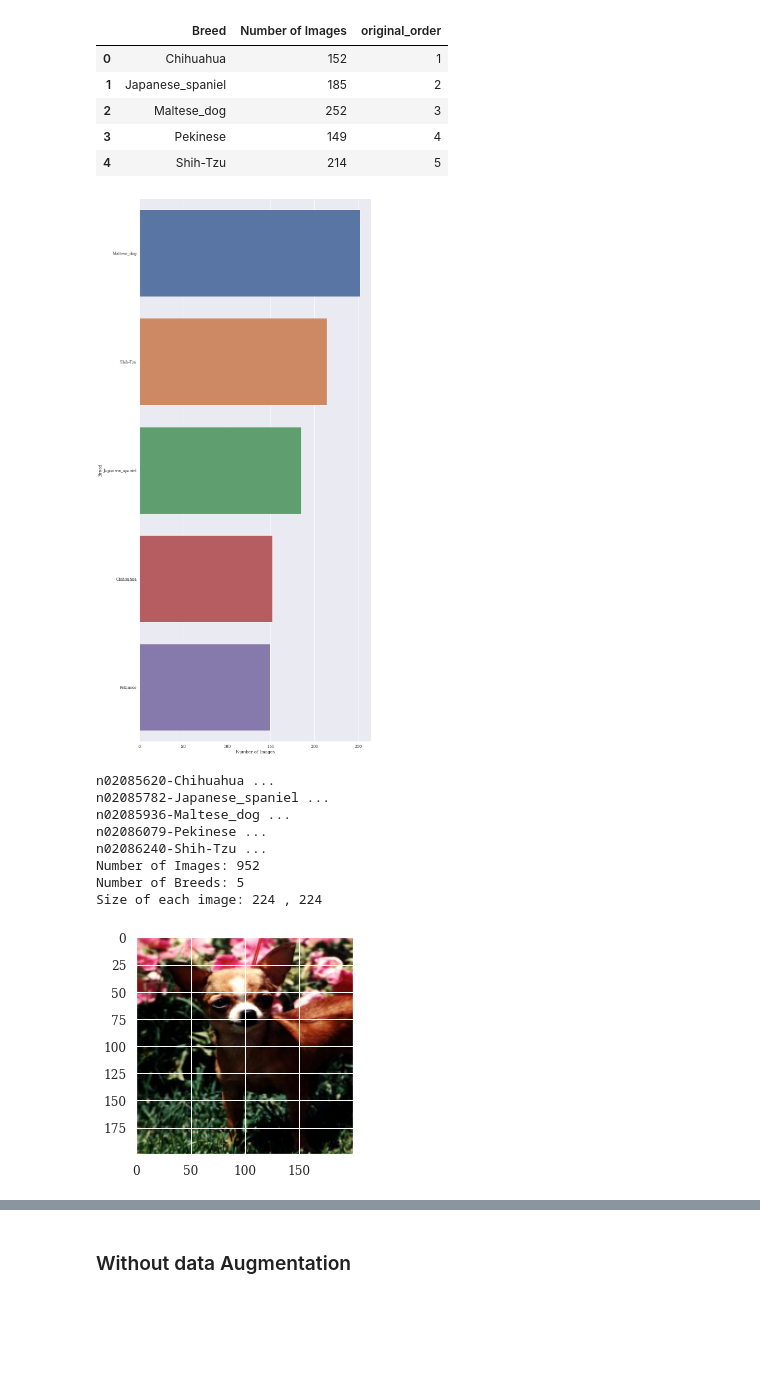
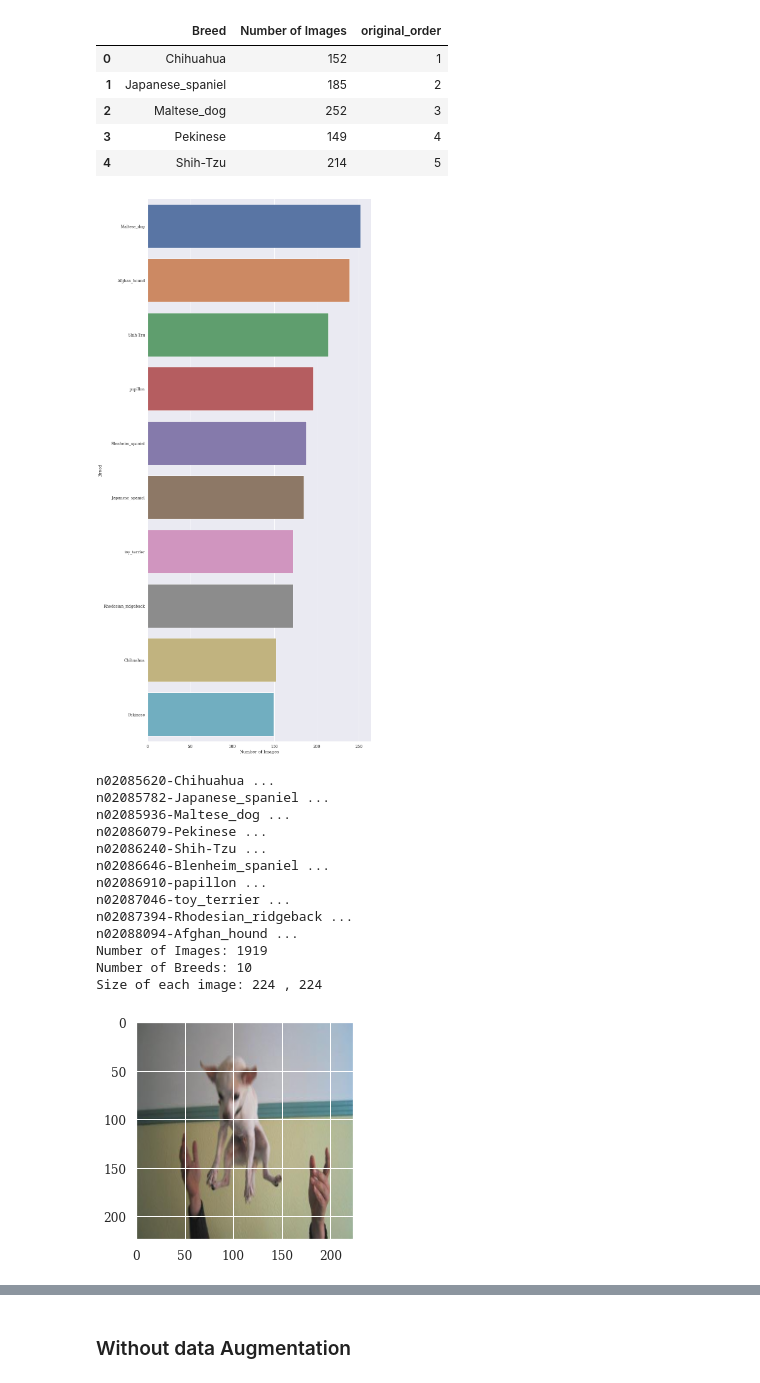
Before and after one commit to GabyCisnerosV/AllTheDogs, a Jupyter notebook: Dog_Breeds.ipynb, the cells around one changed output, grey strips where cells are left out. Cells and saved outputs as stored; diff of their text form; code cells hidden in the pictures; blank space fills up the shorter version.

```diff
--- a/Dog_Breeds.ipynb
+++ b/Dog_Breeds.ipynb
@@ -37,7 +39,7 @@ import pandas as pd
 
 import seaborn as sns
 # %%
-N_Breeds=5
+N_Breeds=10
 Batch_Size=20
 # %%
 fpath = "./stanford_dogs_images/Images/" #Place where all the folders of images are stored
@@ -82,7 +84,7 @@ sns.catplot(y="Breed", x="Number of Images",data=about_each_breed.sort_values(by
 
 plt.show()
 # %% [output]
-[figure, old version]
+[figure, new version]
 # %%
 #This function performs the following actions:
 #1 Reads every image from every folder of each breed
@@ -117,14 +119,19 @@ n02085782-Japanese_spaniel ...
 n02085936-Maltese_dog ...
 n02086079-Pekinese ...
 n02086240-Shih-Tzu ...
-Number of Images: 952
-Number of Breeds: 5
+n02086646-Blenheim_spaniel ...
+n02086910-papillon ...
+n02087046-toy_terrier ...
+n02087394-Rhodesian_ridgeback ...
+n02088094-Afghan_hound ...
+Number of Images: 1919
+Number of Breeds: 10
 Size of each image: 224 , 224
 # %%
-plt.imshow(images[1])
+plt.imshow(images[2])
 plt.show()
 # %% [output]
-[figure, old version]
+[figure, new version]
 # %%
 #Creating a binary class matrix with the breed types:
 label_output_matrix = utils.to_categorical(labels, num_classes = N_Breeds)
```
Also changed, not shown: parts of 15 cells of this notebook.
